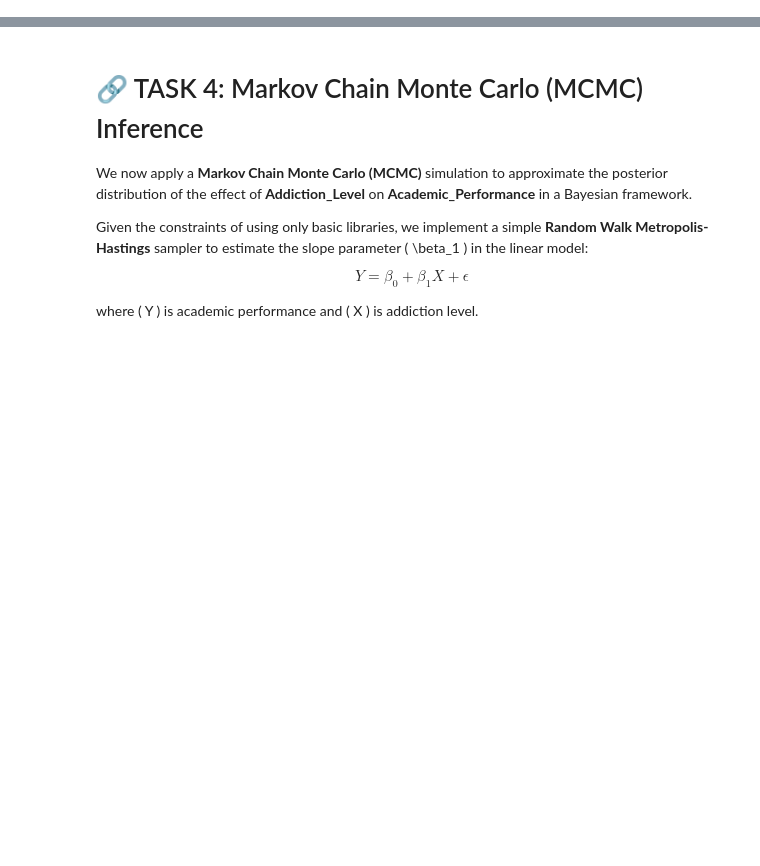
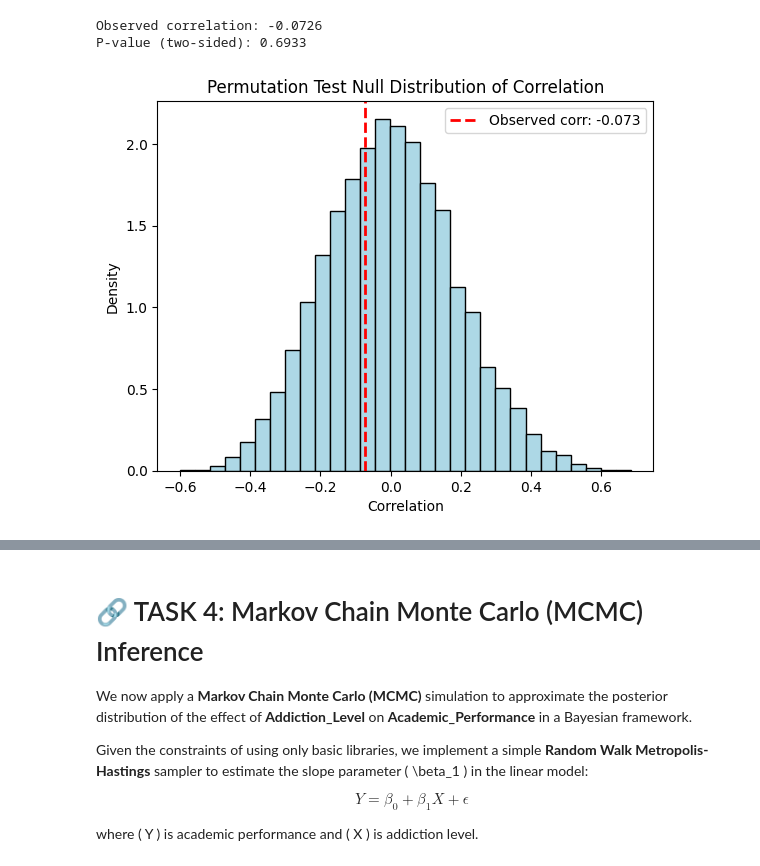
Before and after one commit to Monferium/APM1210, a Jupyter notebook: 2_Resampling_and_Inferential_Statistics.ipynb, the cells around one changed output, grey strips where cells are left out. Saved outputs shown, nothing was run; the diff lists cells and outputs as text; code cells hidden in the pictures; blank space fills up the shorter version.

```diff
--- a/2_Resampling_and_Inferential_Statistics.ipynb
+++ b/2_Resampling_and_Inferential_Statistics.ipynb
@@ -202,0 +217,41 @@ The permutation test provides a non-parametric p-value to assess whether the obs
+# %%
+import pandas as pd
+import numpy as np
+import matplotlib.pyplot as plt
+import seaborn as sns
+from scipy.stats import pearsonr
+
+np.random.seed(1000)
+
+x = df30['Addiction_Level']
+y = df30['Academic_Performance']
+
+# Observed statistic
+observed_corr, _ = pearsonr(x, y)
+print(f"Observed correlation: {observed_corr:.4f}")
+
+# Permutation test
+n_permutations = 10000
+perm_corrs = np.zeros(n_permutations)
+
+for i in range(n_permutations):
+    y_permuted = np.random.permutation(y)
+    perm_corrs[i], _ = pearsonr(x, y_permuted)
+
+# Two-sided p-value
+p_value = np.mean(np.abs(perm_corrs) >= np.abs(observed_corr))
+print(f"P-value (two-sided): {p_value:.4f}")
+
+# Visualization
+plt.hist(perm_corrs, bins=30, color='lightblue', edgecolor='k', density=True)
+plt.axvline(observed_corr, color='red', linestyle='--', linewidth=2,
+            label=f'Observed corr: {observed_corr:.3f}')
+plt.title("Permutation Test Null Distribution of Correlation")
+plt.xlabel("Correlation")
+plt.ylabel("Density")
+plt.legend()
+plt.show()
+# %% [output]
+Observed correlation: -0.0726
+P-value (two-sided): 0.6933
+[figure, added]
```
Also changed, not shown: parts of 35 cells of this notebook.
